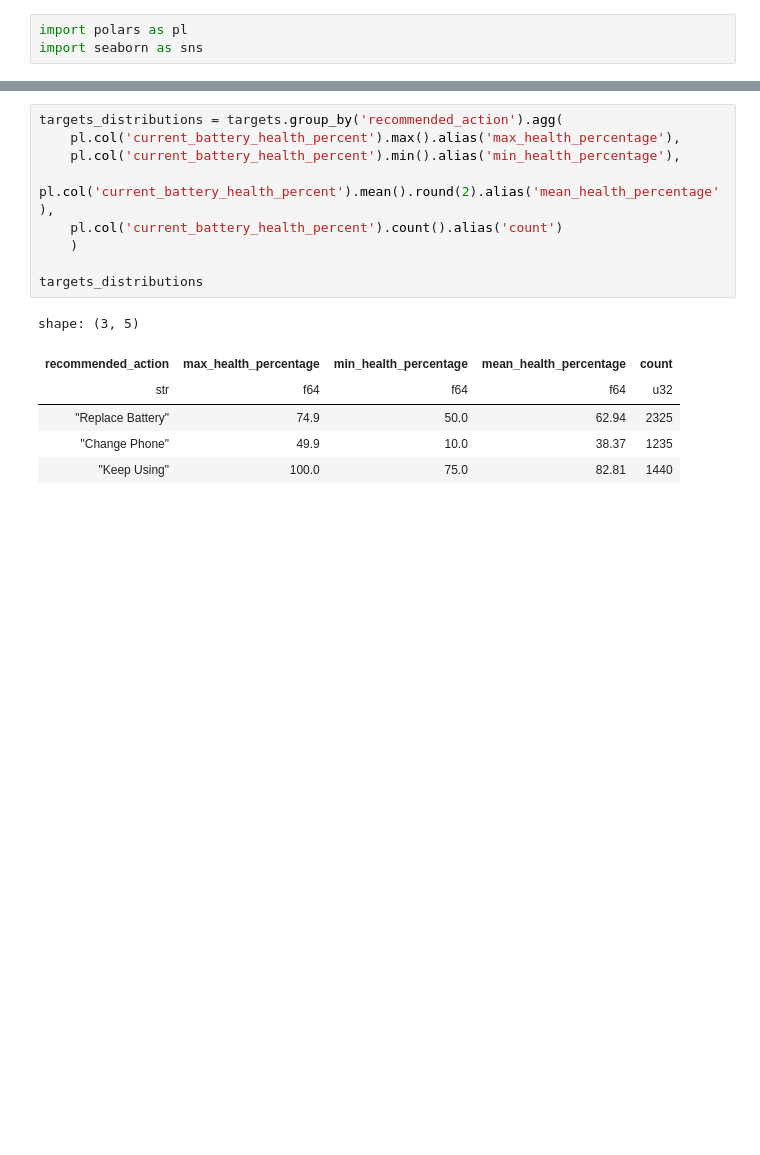
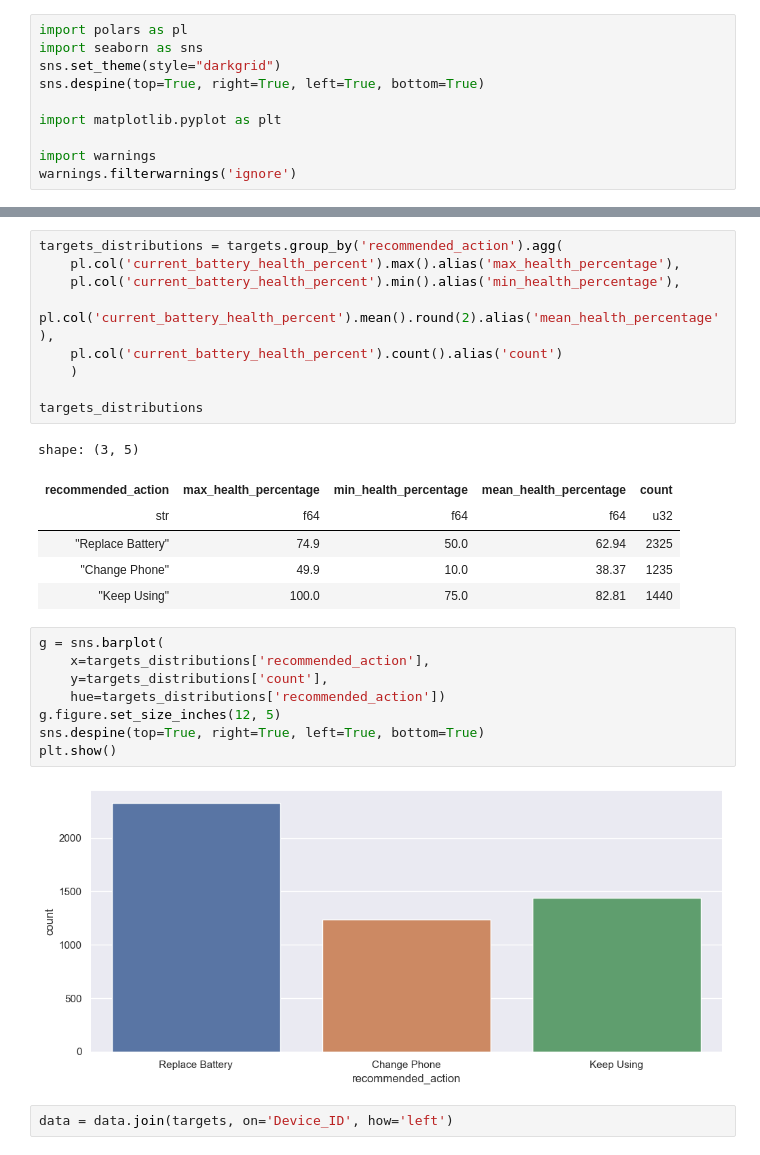
Before and after one commit to DaliDalmas/smart-phone-battery-health, a Jupyter notebook: analytics/2025-01-30.ipynb, the cells around one changed output, grey strips where cells are left out. Cells and saved outputs as stored; diff of their text form; blank space fills up the shorter version.

```diff
--- a/analytics/2025-01-30.ipynb
+++ b/analytics/2025-01-30.ipynb
@@ -3,3 +3,10 @@
 # %%
 import polars as pl
 import seaborn as sns
+sns.set_theme(style="darkgrid")
+sns.despine(top=True, right=True, left=True, bottom=True)
+
+import matplotlib.pyplot as plt
+
+import warnings
+warnings.filterwarnings('ignore')
@@ -56,3 +65,15 @@ shape: (3, 5)
 | "Replace Battery" | 74.9 | 50.0 | 62.94 | 2325 |
 | "Change Phone" | 49.9 | 10.0 | 38.37 | 1235 |
 | "Keep Using" | 100.0 | 75.0 | 82.81 | 1440 |
+# %%
+g = sns.barplot(
+    x=targets_distributions['recommended_action'],
+    y=targets_distributions['count'],
+    hue=targets_distributions['recommended_action'])
+g.figure.set_size_inches(12, 5)
+sns.despine(top=True, right=True, left=True, bottom=True)
+plt.show()
+# %% [output]
+[figure, added]
+# %%
+data = data.join(targets, on='Device_ID', how='left')
```
Also changed, not shown: parts of 6 cells of this notebook, 1 other file.
